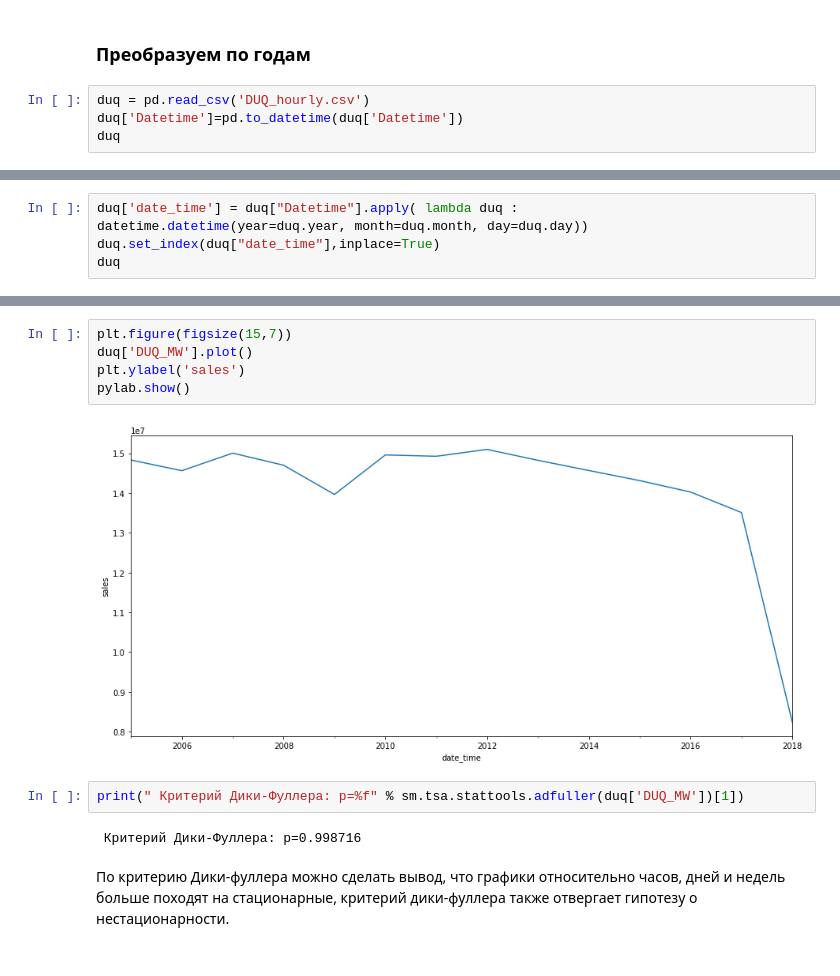
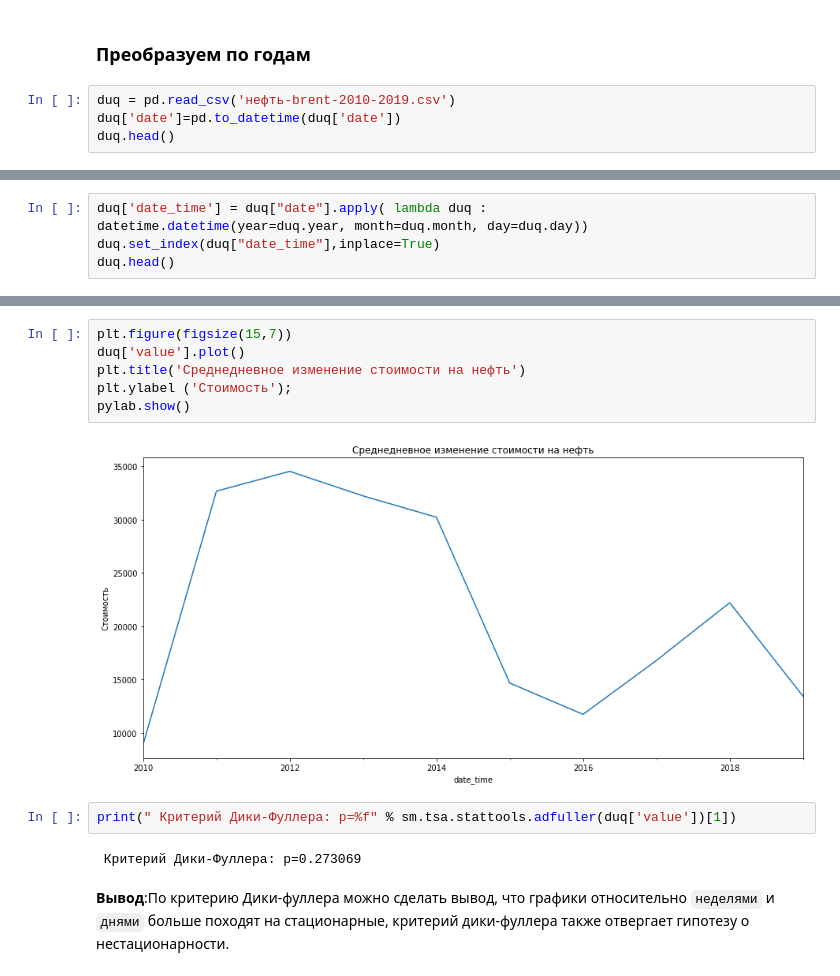
Before and after one commit to OlyaNikolaeva/DataAnalysis, a Jupyter notebook: D_3 (Resampling).ipynb, the cells around one changed output, grey strips where cells are left out. Cells and saved outputs as stored; diff of their text form.

```diff
--- a/D_3 (Resampling).ipynb
+++ b/D_3 (Resampling).ipynb
@@ -305,7 +210,7 @@ print(" Критерий Дики-Фуллера: p=%f" % sm.tsa.stattools.adful
 # %% [markdown]
 ### Преобразуем по годам
 # %%
-duq = pd.read_csv('DUQ_hourly.csv')
-duq['Datetime']=pd.to_datetime(duq['Datetime'])
-duq
+duq = pd.read_csv('нефть-brent-2010-2019.csv')
+duq['date']=pd.to_datetime(duq['date'])
+duq.head()
 # %% [output]
@@ -330,6 +223,6 @@ duq
 # %%
-duq['date_time'] = duq["Datetime"].apply( lambda duq :
+duq['date_time'] = duq["date"].apply( lambda duq :
 datetime.datetime(year=duq.year, month=duq.month, day=duq.day))
 duq.set_index(duq["date_time"],inplace=True)
-duq
+duq.head()
 # %% [output]
@@ -375,13 +247,14 @@ duq
 # %%
 plt.figure(figsize(15,7))
-duq['DUQ_MW'].plot()
-plt.ylabel('sales')
+duq['value'].plot()
+plt.title('Cреднедневное изменение стоимости на нефть')
+plt.ylabel ('Стоимость');
 pylab.show()
 # %% [output]
-[figure, old version]
+[figure, new version]
 # %%
-print(" Критерий Дики-Фуллера: p=%f" % sm.tsa.stattools.adfuller(duq['DUQ_MW'])[1])
+print(" Критерий Дики-Фуллера: p=%f" % sm.tsa.stattools.adfuller(duq['value'])[1])
 # %% [output]
- Критерий Дики-Фуллера: p=0.998716
+ Критерий Дики-Фуллера: p=0.273069
 # %% [markdown]
-По критерию Дики-фуллера можно сделать вывод, что графики относительно часов, дней и недель больше походят на стационарные, критерий дики-фуллера также отвергает гипотезу о нестационарности.
+**Вывод**:По критерию Дики-фуллера можно сделать вывод, что графики относительно `неделями` и `днями` больше походят на стационарные, критерий дики-фуллера также отвергает гипотезу о нестационарности.
```
Also changed, not shown: parts of 31 cells of this notebook, 2 other files.
